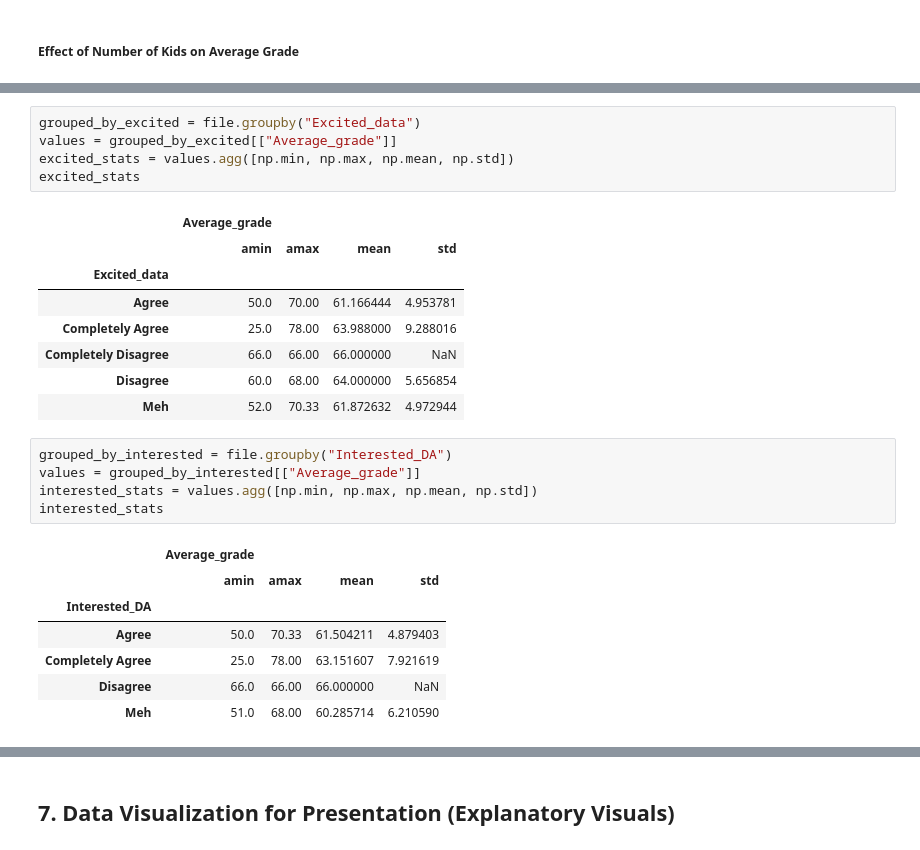
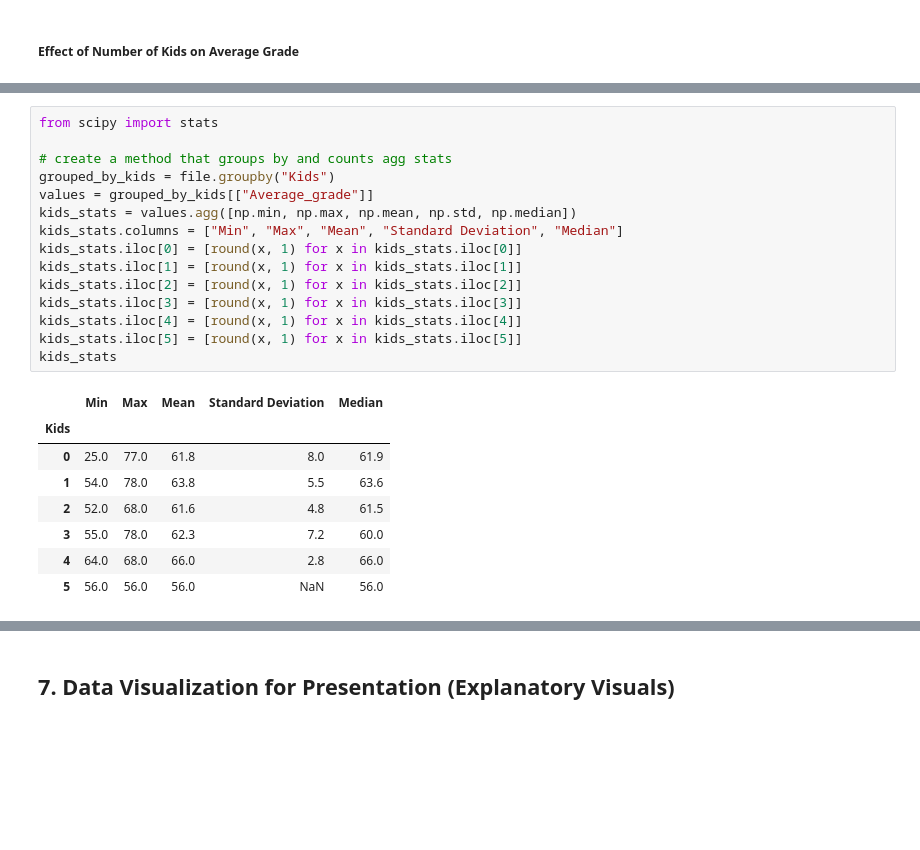
Before and after one commit to ofeliiaB/parental_status_vs_college_performance, a Jupyter notebook: Data_Analytics_Assignment.ipynb, the cells around one changed output, grey strips where cells are left out. Drawn from its saved outputs; the diff is of its cells as text; blank space fills up the shorter version.

```diff
--- a/Data_Analytics_Assignment.ipynb
+++ b/Data_Analytics_Assignment.ipynb
@@ -754,27 +684,24 @@ kids_stats
-# %%
-grouped_by_excited = file.groupby("Excited_data")
-values = grouped_by_excited[["Average_grade"]]
-excited_stats = values.agg([np.min, np.max, np.mean, np.std])
-excited_stats
-# %% [output]
-|  | Average_grade |  |  |  |
-|  | amin | amax | mean | std |
-| Excited_data |  |  |  |  |
-| Agree | 50.0 | 70.00 | 61.166444 | 4.953781 |
-| Completely Agree | 25.0 | 78.00 | 63.988000 | 9.288016 |
-| Completely Disagree | 66.0 | 66.00 | 66.000000 | NaN |
-| Disagree | 60.0 | 68.00 | 64.000000 | 5.656854 |
-| Meh | 52.0 | 70.33 | 61.872632 | 4.972944 |
-# %%
-grouped_by_interested = file.groupby("Interested_DA")
-values = grouped_by_interested[["Average_grade"]]
-interested_stats = values.agg([np.min, np.max, np.mean, np.std])
-interested_stats
-# %% [output]
-|  | Average_grade |  |  |  |
-|  | amin | amax | mean | std |
-| Interested_DA |  |  |  |  |
-| Agree | 50.0 | 70.33 | 61.504211 | 4.879403 |
-| Completely Agree | 25.0 | 78.00 | 63.151607 | 7.921619 |
-| Disagree | 66.0 | 66.00 | 66.000000 | NaN |
-| Meh | 51.0 | 68.00 | 60.285714 | 6.210590 |
+# %%
+from scipy import stats
+
+# create a method that groups by and counts agg stats
+grouped_by_kids = file.groupby("Kids")
+values = grouped_by_kids[["Average_grade"]]
+kids_stats = values.agg([np.min, np.max, np.mean, np.std, np.median])
+kids_stats.columns = ["Min", "Max", "Mean", "Standard Deviation", "Median"]
+kids_stats.iloc[0] = [round(x, 1) for x in kids_stats.iloc[0]]
+kids_stats.iloc[1] = [round(x, 1) for x in kids_stats.iloc[1]]
+kids_stats.iloc[2] = [round(x, 1) for x in kids_stats.iloc[2]]
+kids_stats.iloc[3] = [round(x, 1) for x in kids_stats.iloc[3]]
+kids_stats.iloc[4] = [round(x, 1) for x in kids_stats.iloc[4]]
+kids_stats.iloc[5] = [round(x, 1) for x in kids_stats.iloc[5]]
+kids_stats
+# %% [output]
+|  | Min | Max | Mean | Standard Deviation | Median |
+| Kids |  |  |  |  |  |
+| 0 | 25.0 | 77.0 | 61.8 | 8.0 | 61.9 |
+| 1 | 54.0 | 78.0 | 63.8 | 5.5 | 63.6 |
+| 2 | 52.0 | 68.0 | 61.6 | 4.8 | 61.5 |
+| 3 | 55.0 | 78.0 | 62.3 | 7.2 | 60.0 |
+| 4 | 64.0 | 68.0 | 66.0 | 2.8 | 66.0 |
+| 5 | 56.0 | 56.0 | 56.0 | NaN | 56.0 |
```
Also changed, not shown: parts of 32 cells of this notebook.
